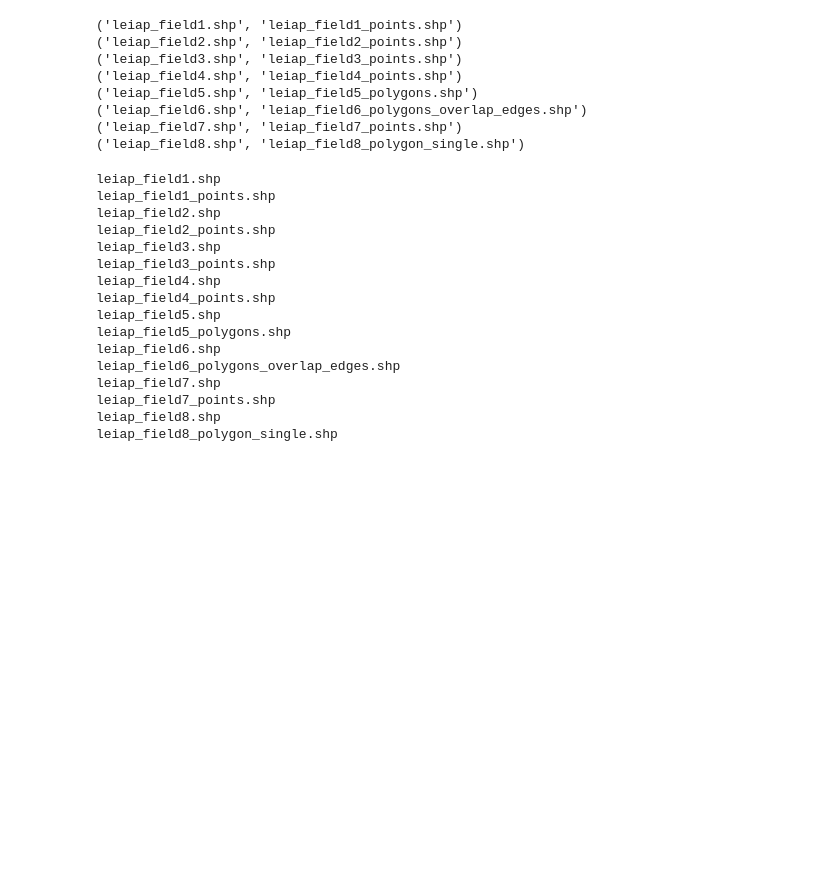
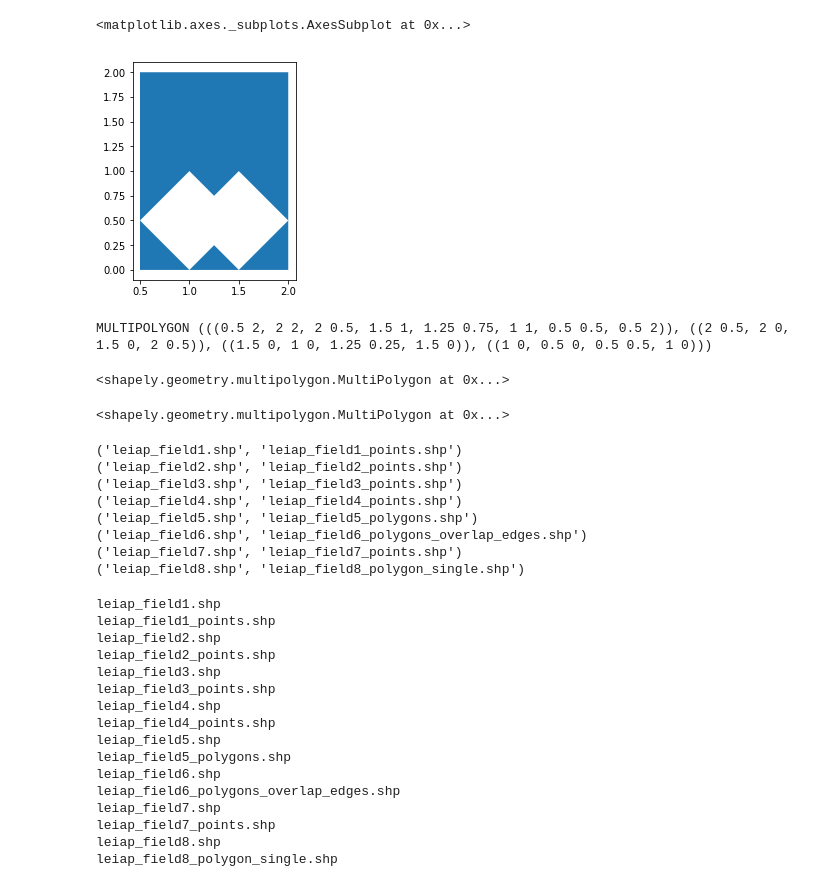
Before and after one commit to deppen8/prospect, a Jupyter notebook: notebooks/tests_dev.ipynb, the cells around one changed output. Saved outputs shown, nothing was run; the diff lists cells and outputs as text; code cells hidden in the pictures; blank space fills up the shorter version.

```diff
--- a/notebooks/tests_dev.ipynb
+++ b/notebooks/tests_dev.ipynb
@@ -4,3 +54,54 @@ from scipy.stats._distn_infrastructure import rv_frozen
+# %%
+exterior = [(0.5, 0), (0.5, 2), (2.5, 2), (2.5, 0), (0.5, 0)]
+interior = [(1.5, 0), (1.0, 0.5), (1.5, 1), (2.0, 0.5), (1.5, 0)][::-1]
+polygon = Polygon(exterior, [interior])
+shifted = gpd.GeoDataFrame({'name': ['test_polygon2_gdf'],
+                         'geometry': polygon}, geometry='geometry')
+# %%
+clipped_poly = surveysim.utils.clip_lines_polys(lines_polys=base, by=shifted)
+# %%
+clipped_poly.plot()
+# %% [output]
+<matplotlib.axes._subplots.AxesSubplot at 0x...>
+[figure, added]
+# %%
+for p in clipped_poly.geometry:
+    print(p)
+# %% [output]
+MULTIPOLYGON (((0.5 2, 2 2, 2 0.5, 1.5 1, 1.25 0.75, 1 1, 0.5 0.5, 0.5 2)), ((2 0.5, 2 0, 1.5 0, 2 0.5)), ((1.5 0, 1 0, 1.25 0.25, 1.5 0)), ((1 0, 0.5 0, 0.5 0.5, 1 0)))
+# %%
+MultiPolygon(
+    [
+        (
+            ((0.0, 0.0), (0.0, 1.0), (1.0, 1.0), (1.0, 0.0)),
+            [((0.25, 0.25), (0.25, 0.5), (0.5, 0.5), (0.5, 0.25))]
+        )
+    ]
+)
+# %% [output]
+<shapely.geometry.multipolygon.MultiPolygon at 0x...>
+# %%
+MultiPolygon(
+    [
+        (
+            ((0.5, 2), (2, 2), (2, 0.5), (1.5, 1), (1.25, 0.75), (1, 1), (0.5, 0.5), (0.5, 2)),
+            []
+        ),
+        (
+            ((2, 0.5), (2, 0), (1.5, 0), (2, 0.5)),
+            []
+        ),
+        (
+            ((1.5, 0), (1, 0), (1.25, 0.25), (1.5, 0)),
+            []
+        ),
+        (
+            ((1, 0), (0.5, 0), (0.5, 0.5), (1, 0)),
+            []
+        )
+])
+# %% [output]
+<shapely.geometry.multipolygon.MultiPolygon at 0x...>
 # %%
 a = surveysim.Area.from_shapefile(name='test',
                                   path='../tests/test_datasets/shapefiles/areas/leiap_field1.shp')
```
Also changed, not shown: parts of 11 cells of this notebook, 1 other file.
